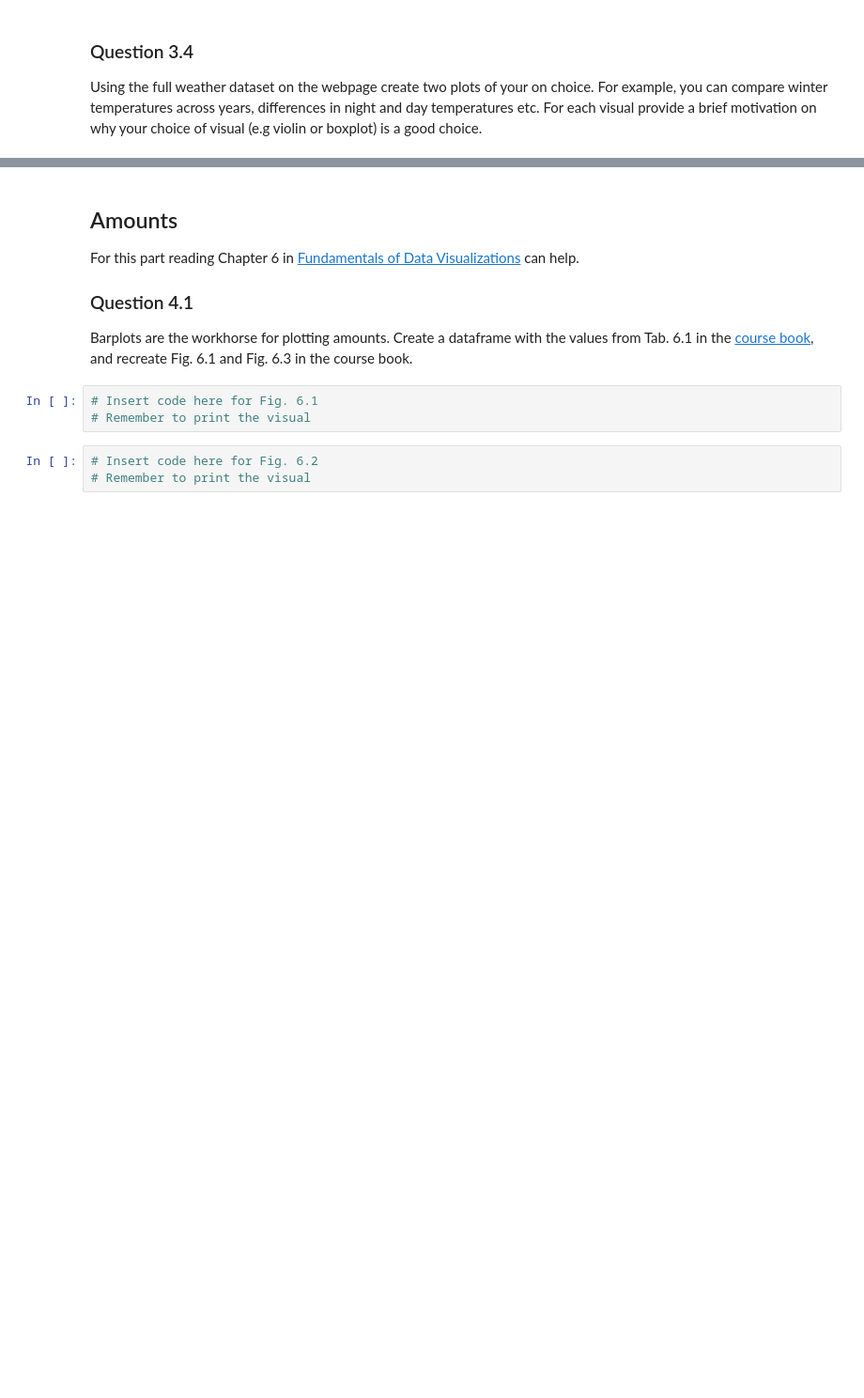
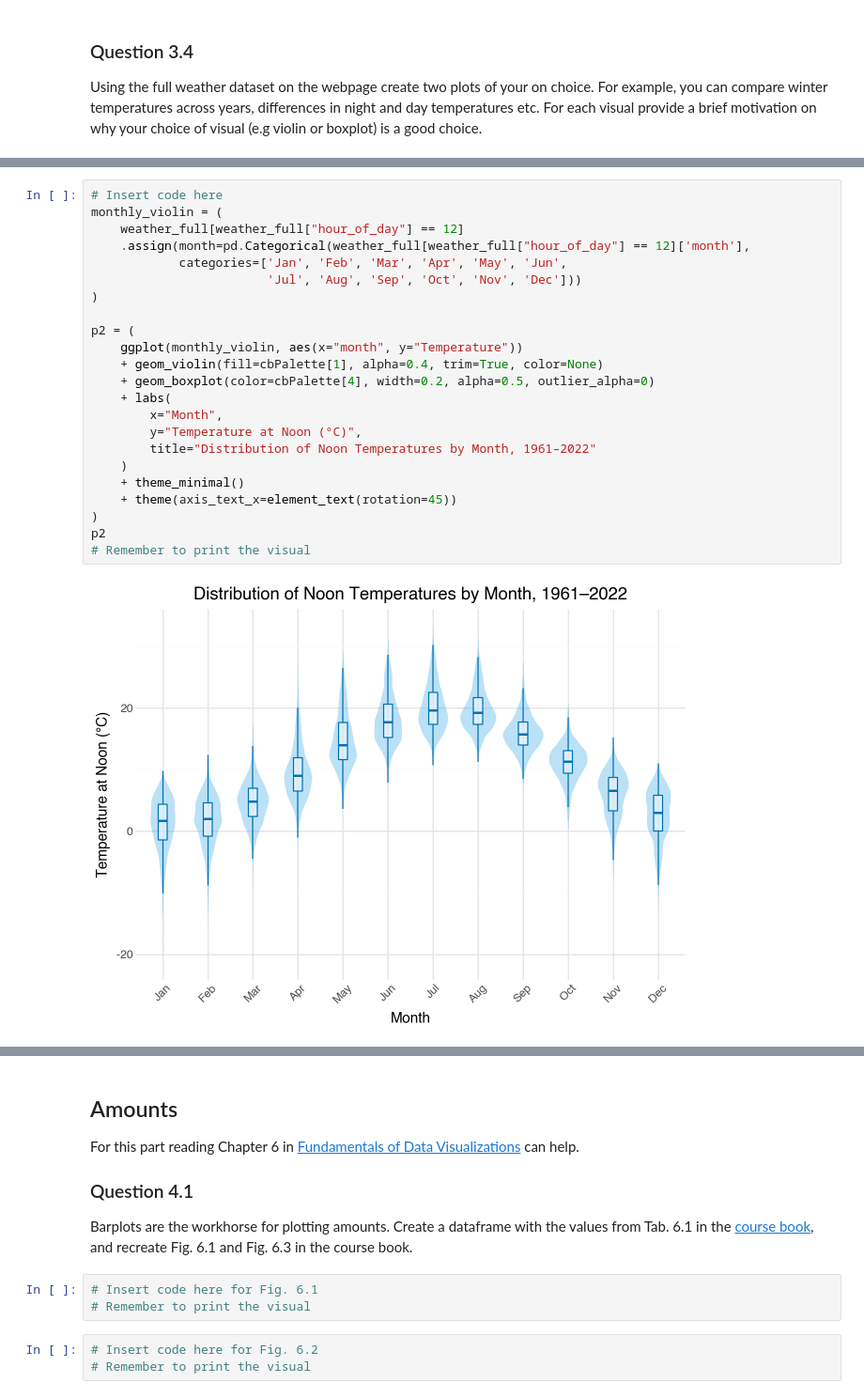
Before and after one commit to Salabud/MVE080-grp10, a Jupyter notebook: Homework1_2025.ipynb, the cells around one changed output, grey strips where cells are left out. Shown at 94% size. Cells and saved outputs as stored; diff of their text form; blank space fills up the shorter version.

```diff
--- a/Homework1_2025.ipynb
+++ b/Homework1_2025.ipynb
@@ -320,0 +364,25 @@ Using the full weather dataset on the webpage create two plots of your on choice
+# %%
+# Insert code here
+monthly_violin = (
+    weather_full[weather_full["hour_of_day"] == 12]
+    .assign(month=pd.Categorical(weather_full[weather_full["hour_of_day"] == 12]['month'],
+            categories=['Jan', 'Feb', 'Mar', 'Apr', 'May', 'Jun',
+                        'Jul', 'Aug', 'Sep', 'Oct', 'Nov', 'Dec']))
+)
+
+p2 = (
+    ggplot(monthly_violin, aes(x="month", y="Temperature"))
+    + geom_violin(fill=cbPalette[1], alpha=0.4, trim=True, color=None)
+    + geom_boxplot(color=cbPalette[4], width=0.2, alpha=0.5, outlier_alpha=0)
+    + labs(
+        x="Month",
+        y="Temperature at Noon (°C)",
+        title="Distribution of Noon Temperatures by Month, 1961–2022"
+    )
+    + theme_minimal()
+    + theme(axis_text_x=element_text(rotation=45))
+)
+p2
+# Remember to print the visual
+# %% [output]
+[figure, added]
```
Also changed, not shown: parts of 12 cells of this notebook, 1 other file.
